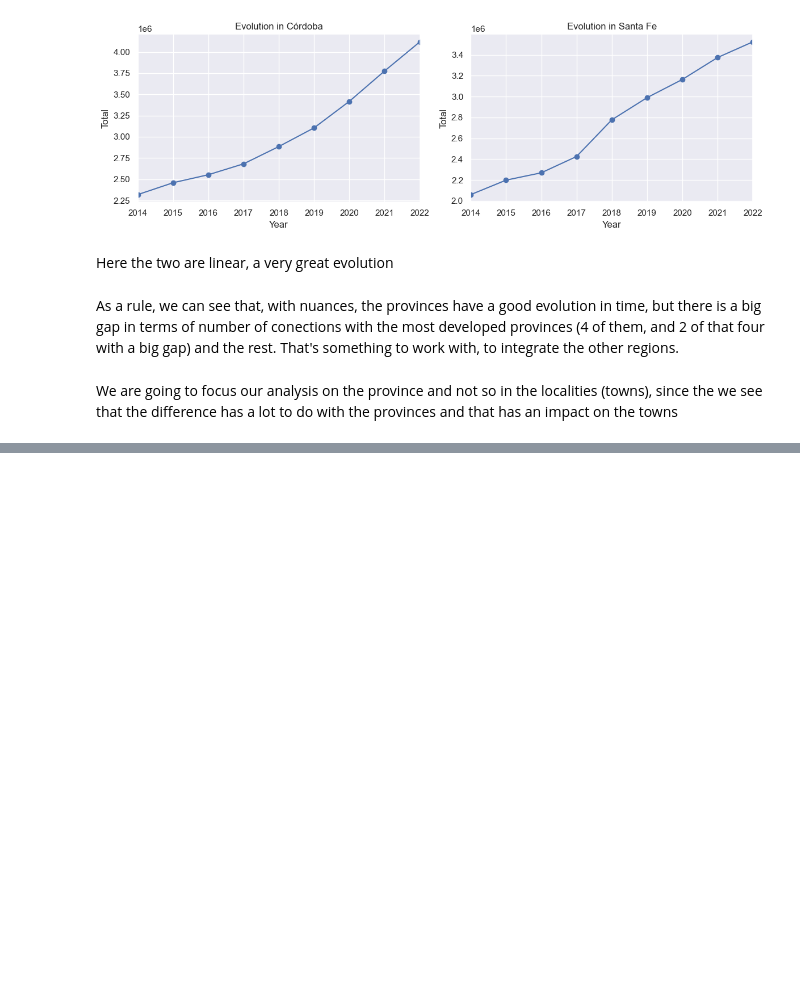
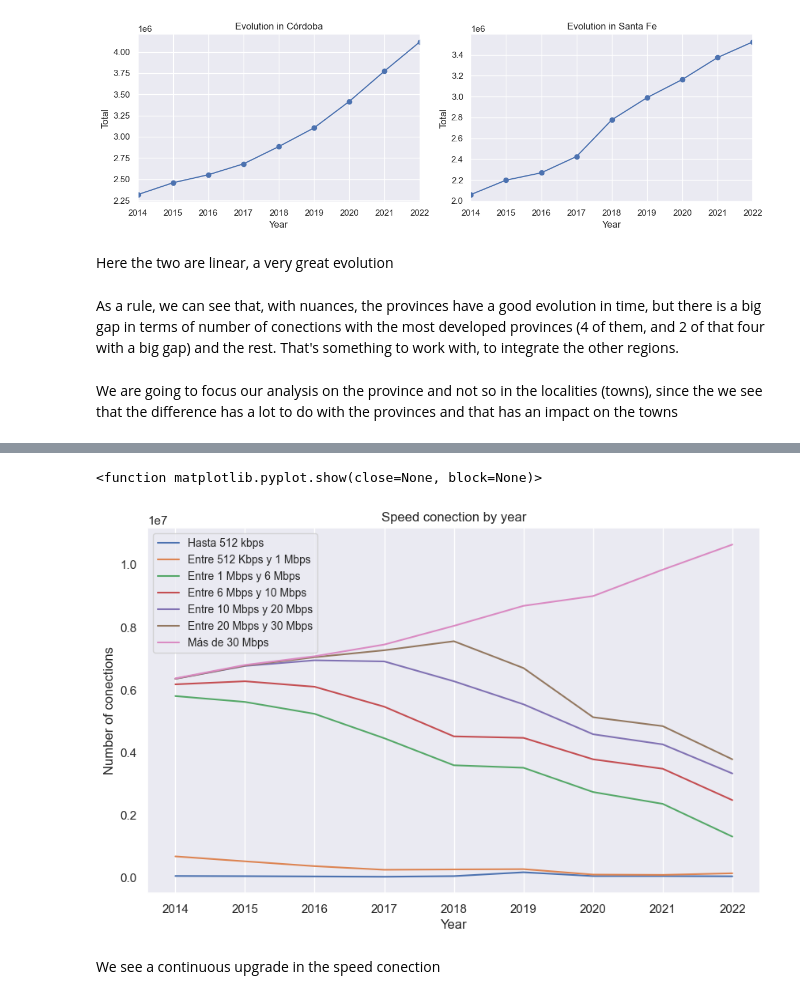
Before and after one commit to pablorobba/Data_Analyst_Telecomunication_project, a Jupyter notebook: 2 - EDA.ipynb, the cells around one changed output, grey strips where cells are left out. Cells and saved outputs as stored; diff of their text form; code cells hidden in the pictures; blank space fills up the shorter version.

```diff
--- a/2 - EDA.ipynb
+++ b/2 - EDA.ipynb
@@ -723,0 +763,20 @@ df_internet_access_by_tech_local.head()
+# %%
+speed_by_year = df_internet_access_by_speed.groupby('Año')[[
+    'Hasta 512 kbps', 'Entre 512 Kbps y 1 Mbps', 'Entre 1 Mbps y 6 Mbps',
+    'Entre 6 Mbps y 10 Mbps', 'Entre 10 Mbps y 20 Mbps', 'Entre 20 Mbps y 30 Mbps', 'Más de 30 Mbps']].mean()
+
+speed_by_year.plot(kind='line', stacked=True, figsize=(10, 6))
+
+plt.xlabel('Year')
+plt.ylabel('Number of conections')
+plt.title('Speed conection by year')
+
+plt.legend(title='speed')
+plt.legend(loc='upper left', fontsize='small')
+plt.grid(axis='y')
+plt.show
+# %% [output]
+<function matplotlib.pyplot.show(close=None, block=None)>
+[figure, added]
+# %% [markdown]
+We see a continuous upgrade in the speed conection
```
Also changed, not shown: parts of 49 cells of this notebook, 3 other files.
